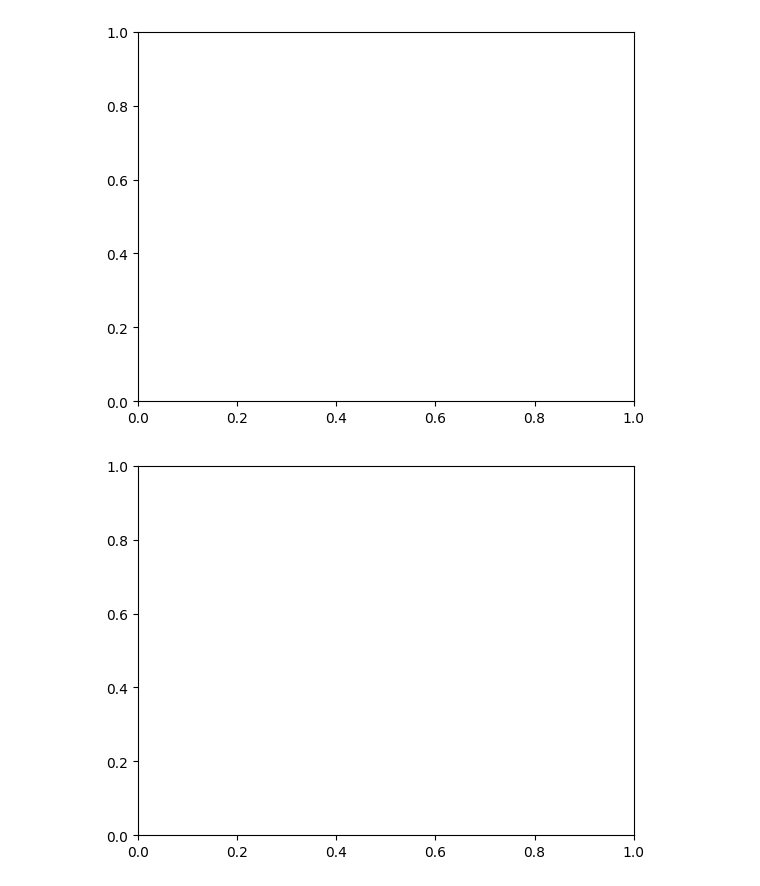
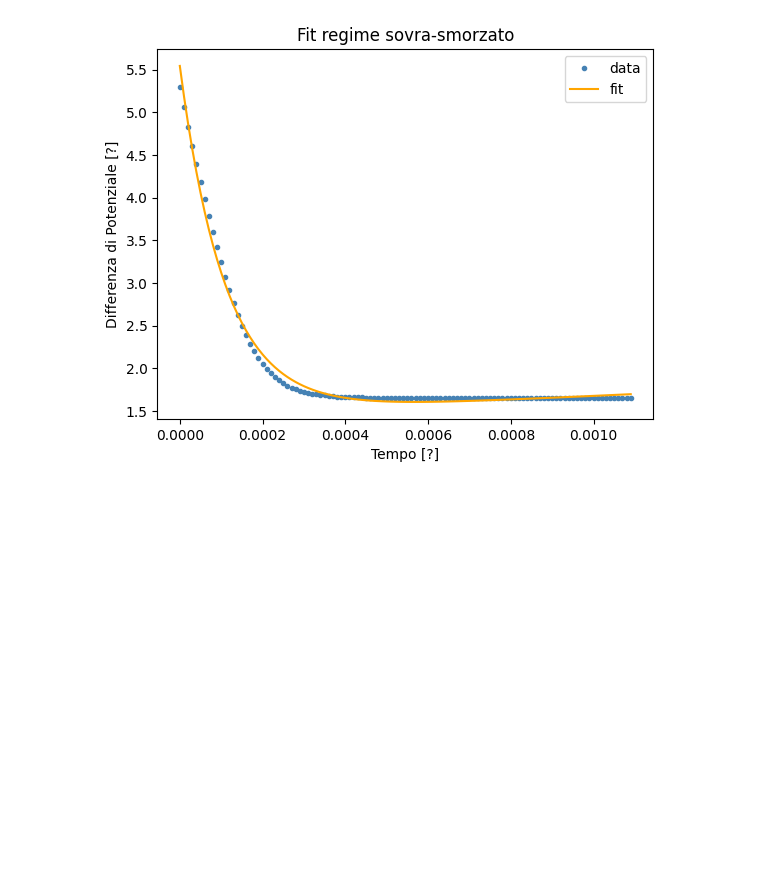
Before and after one commit to sbaba22/circuiti, a Jupyter notebook: fit.ipynb, the cells around one changed output. Drawn from its saved outputs; the diff is of its cells as text; code cells hidden in the pictures; blank space fills up the shorter version.

```diff
--- a/fit.ipynb
+++ b/fit.ipynb
@@ -4,9 +4,22 @@ import matplotlib.pyplot as plt
 from scipy.optimize import curve_fit
 # %%
 #equazioni sempre valide:
-L = 1
-C = 1
+
+#induttanza
+L = 53.61e-3
+#resistenza induttanza
+r_L = 0.852
+
+L:  301.309979206352442e-3
+C: 25.897092684151668e-09
+
+#frequenza
+f = 400
+
+# forse non è questa? C = 47.3e-10
+C = 32.92e-9
 
 w0 = 1/np.sqrt(L*C)
 print("critical regime is hit when R = ", 2*np.sqrt(L/C))
+#Time - V_0	Amplitude - V_0	Time - V_L	Amplitude - V_L	Time - V_C	Amplitude - V_C	Time - V_R	Amplitude - V_R
 # %% [output]
@@ -14,29 +56,51 @@ critical regime is hit when R =  2.0
 # %%
-#over damped regime
-R = 1
-
-#add here the data files for every potential
-#files = [...]
+#VC fit over-damped
+R = 2714 + r_L
 
 alpha = R/L/2
 
 s1 = np.sqrt(alpha*alpha - w0*w0) - alpha
 s2 = -np.sqrt(alpha*alpha - w0*w0) - alpha
 
-def over_damped_fit(x, p1, p2, a1, a2):
-    return a1*np.exp**(p1*x) + a2*np.exp**(p2*x)
+def over_damped_fit(x, p1, p2, a1, a2, offset):
+    return  a1*np.exp(p1*(x-offset)) + a2*np.exp(p2*(x-offset))
 
-for i in range(4):
-    #x,y = np.loadtxt(files[i], unpack = True)
+#params
+amplitude_guess = 4
+offset_guess = 0.00009
 
-    P0 = [s1, s2]
-    #popt[i], pcov[i] = curve_fit(over_damped_fit, x, y, p0 = P0)
+P0 = [s1, s2, amplitude_guess, amplitude_guess, offset_guess]
 
-    fig, axes = plt.subplots()
-    #plt.plot(x,y, '.', label = "data", color = 'steelblue')
+file = "./data/RLC_sovrasmorzato.txt"
+temp = np.loadtxt(file, unpack = True)
+x = temp[4]
+y = temp[5]
 
-    #plt.plot(x,diffrazione(x, *popt[i]), color = 'orange', label = "FIT")
-    plt.xlabel("Tempo [?]")
-    plt.ylabel("Differenza di Potenziale [?]")
-    plt.title("Fit regime sovra-smorzato")
+print("index:", x[100])
+
+#cropping data for fit:
+x = x[130:240] - x[130]
+y = y[130:240]
+
+#todo: why does this not change anything from the fit?
+popt, pcov = curve_fit(over_damped_fit, x, y, sigma = std, p0 = P0)
+#popt, pcov = curve_fit(over_damped_fit, x, y, p0 = P0)
+
+fig, axes = plt.subplots()
+
+plt.plot(x,y, '.', color = 'steelblue', label = "data")
+
+
+plt.plot(x,over_damped_fit(x, *popt), color = 'orange', label = "fit")
+plt.xlabel("Tempo [?]")
+plt.ylabel("Differenza di Potenziale [?]")
+plt.title("Fit regime sovra-smorzato")
+axes.legend()
+print("parameters:\n", popt)
+print("covariance matrix:\n",pcov)
+
+#todo: verify it is error
+errors = np.sqrt(np.diag(pcov))
+print("expected value parameter s1: ", s1, "\nvalue extracted from fit: ", popt[0], " +/- ", errors[0])
+print("expected value parameter s2: ", s2, "\nvalue extracted from fit: ", popt[1], " +/- ", errors[1])
 # %% [output]
@@ -43,2 +126 @@ for i in range(4):
-[figure, old version]
+[figure, new version]
-[figure, removed]
```
Also changed, not shown: parts of 10 cells of this notebook, 3 other files.
